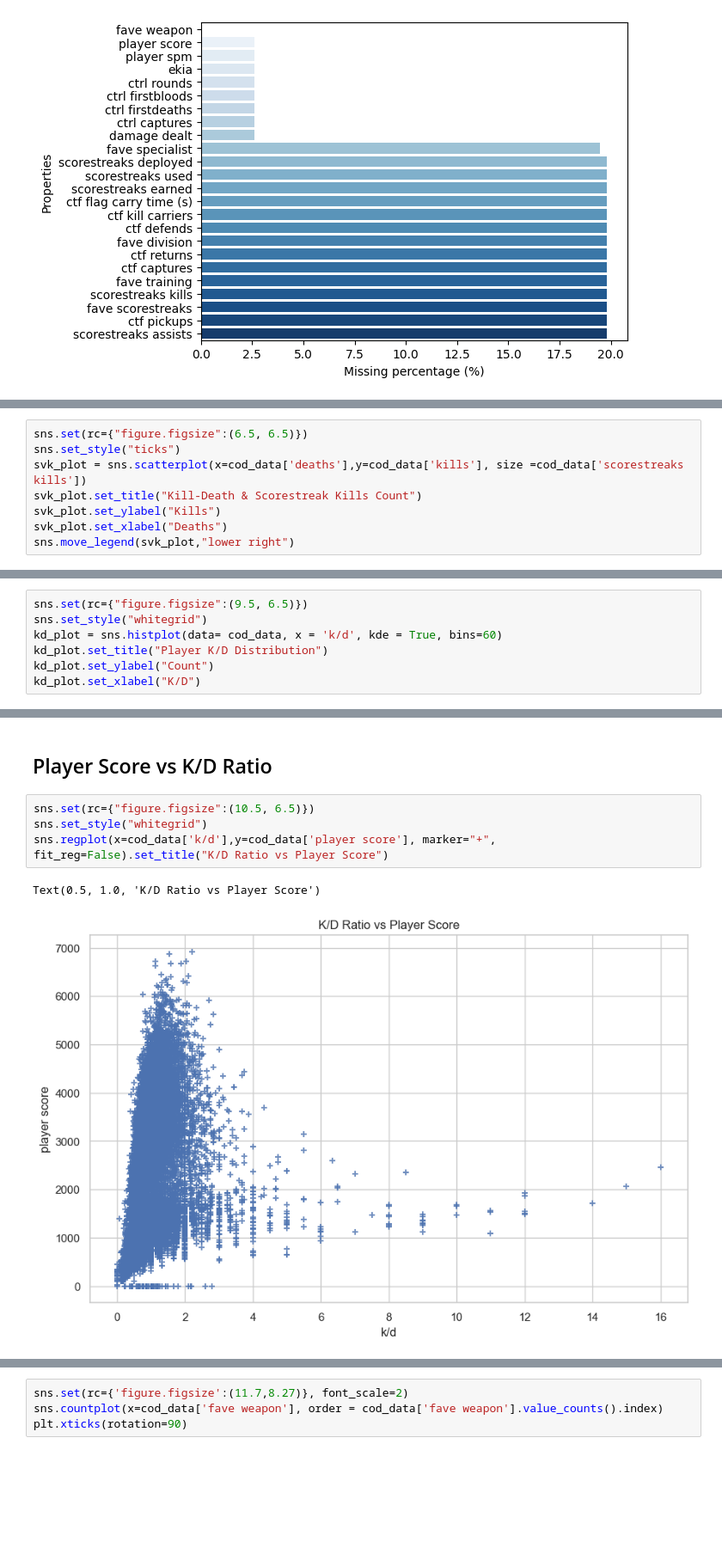
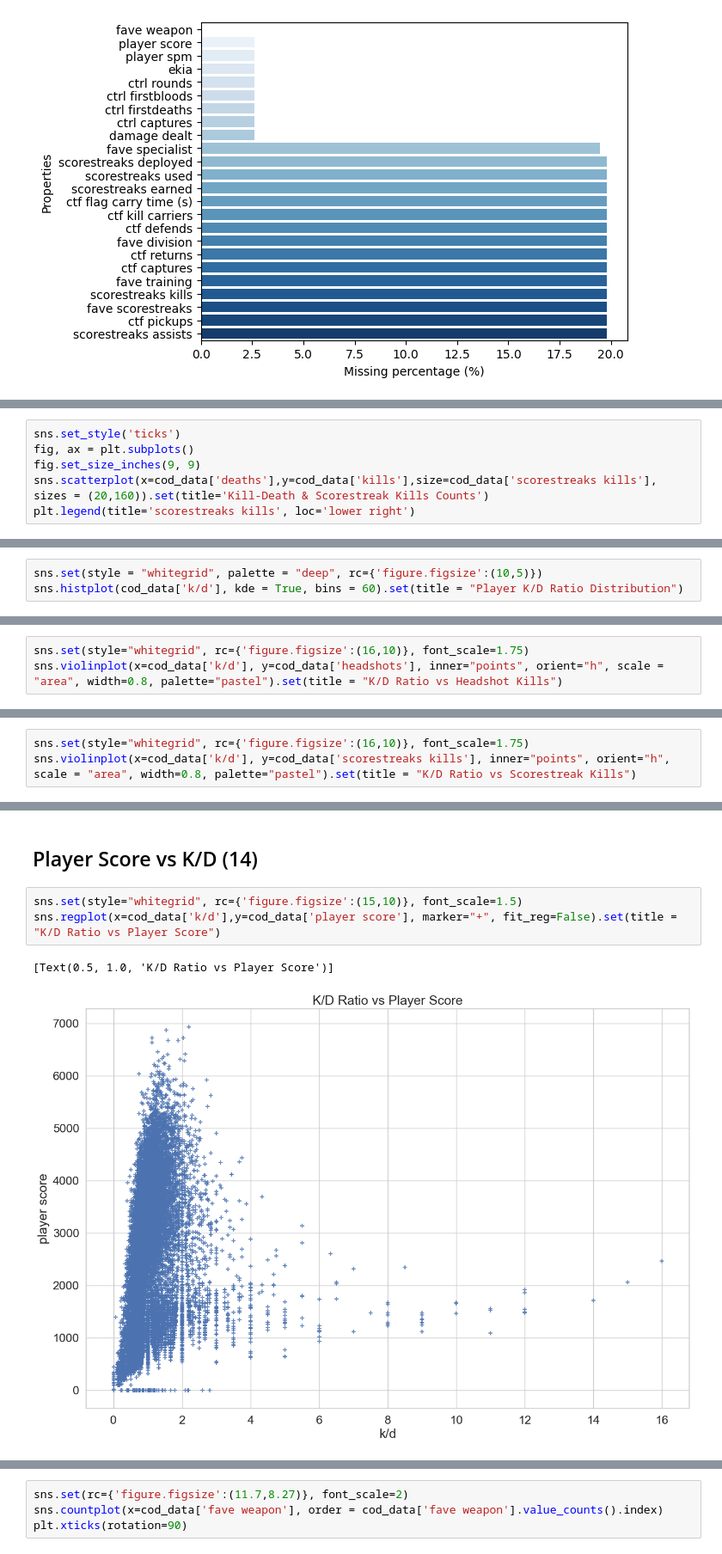
Before and after one commit to wavyvone/COD_Analysis, a Jupyter notebook: cod_analysis.ipynb, the cells around one changed output, grey strips where cells are left out. Shown at 86% size. Saved outputs shown, nothing was run; the diff lists cells and outputs as text; blank space fills up the shorter version.

```diff
--- a/cod_analysis.ipynb
+++ b/cod_analysis.ipynb
@@ -135,9 +116,7 @@ sns.move_legend(hvk_plot,"lower right")
 # %%
-sns.set(rc={"figure.figsize":(6.5, 6.5)})
-sns.set_style("ticks")
-svk_plot = sns.scatterplot(x=cod_data['deaths'],y=cod_data['kills'], size =cod_data['scorestreaks kills'])
-svk_plot.set_title("Kill-Death & Scorestreak Kills Count")
-svk_plot.set_ylabel("Kills")
-svk_plot.set_xlabel("Deaths")
-sns.move_legend(svk_plot,"lower right")
+sns.set_style('ticks')
+fig, ax = plt.subplots()
+fig.set_size_inches(9, 9)
+sns.scatterplot(x=cod_data['deaths'],y=cod_data['kills'],size=cod_data['scorestreaks kills'], sizes = (20,160)).set(title='Kill-Death & Scorestreak Kills Counts')
+plt.legend(title='scorestreaks kills', loc='lower right')
 # %% [output]
@@ -147,8 +127,4 @@ sns.move_legend(svk_plot,"lower right")
 # %%
-sns.set(rc={"figure.figsize":(9.5, 6.5)})
-sns.set_style("whitegrid")
-kd_plot = sns.histplot(data= cod_data, x = 'k/d', kde = True, bins=60)
-kd_plot.set_title("Player K/D Distribution")
-kd_plot.set_ylabel("Count")
-kd_plot.set_xlabel("K/D")
+sns.set(style = "whitegrid", palette = "deep", rc={'figure.figsize':(10,5)})
+sns.histplot(cod_data['k/d'], kde = True, bins = 60).set(title = "Player K/D Ratio Distribution")
 # %% [output]
@@ -158,0 +135,3 @@ Text(0.5, 0, 'K/D')
+# %%
+sns.set(style="whitegrid", rc={'figure.figsize':(16,10)}, font_scale=1.75)
+sns.violinplot(x=cod_data['k/d'], y=cod_data['headshots'], inner="points", orient="h", scale = "area", width=0.8, palette="pastel").set(title = "K/D Ratio vs Headshot Kills")
@@ -158,0 +141,3 @@ Text(0.5, 0, 'K/D')
+# %%
+sns.set(style="whitegrid", rc={'figure.figsize':(16,10)}, font_scale=1.75)
+sns.violinplot(x=cod_data['k/d'], y=cod_data['scorestreaks kills'], inner="points", orient="h", scale = "area", width=0.8, palette="pastel").set(title = "K/D Ratio vs Scorestreak Kills")
@@ -159,10 +147,9 @@ Text(0.5, 0, 'K/D')
 # %% [markdown]
-## Player Score vs K/D Ratio
+## Player Score vs K/D (14)
 # %%
-sns.set(rc={"figure.figsize":(10.5, 6.5)})
-sns.set_style("whitegrid")
-sns.regplot(x=cod_data['k/d'],y=cod_data['player score'], marker="+", fit_reg=False).set_title("K/D Ratio vs Player Score")
+sns.set(style="whitegrid", rc={'figure.figsize':(15,10)}, font_scale=1.5)
+sns.regplot(x=cod_data['k/d'],y=cod_data['player score'], marker="+", fit_reg=False).set(title = "K/D Ratio vs Player Score")
 # %% [output]
-Text(0.5, 1.0, 'K/D Ratio vs Player Score')
+[Text(0.5, 1.0, 'K/D Ratio vs Player Score')]
-[figure, old version]
+[figure, new version]
 # %% [markdown]
```
Also changed, not shown: parts of 35 cells of this notebook.
